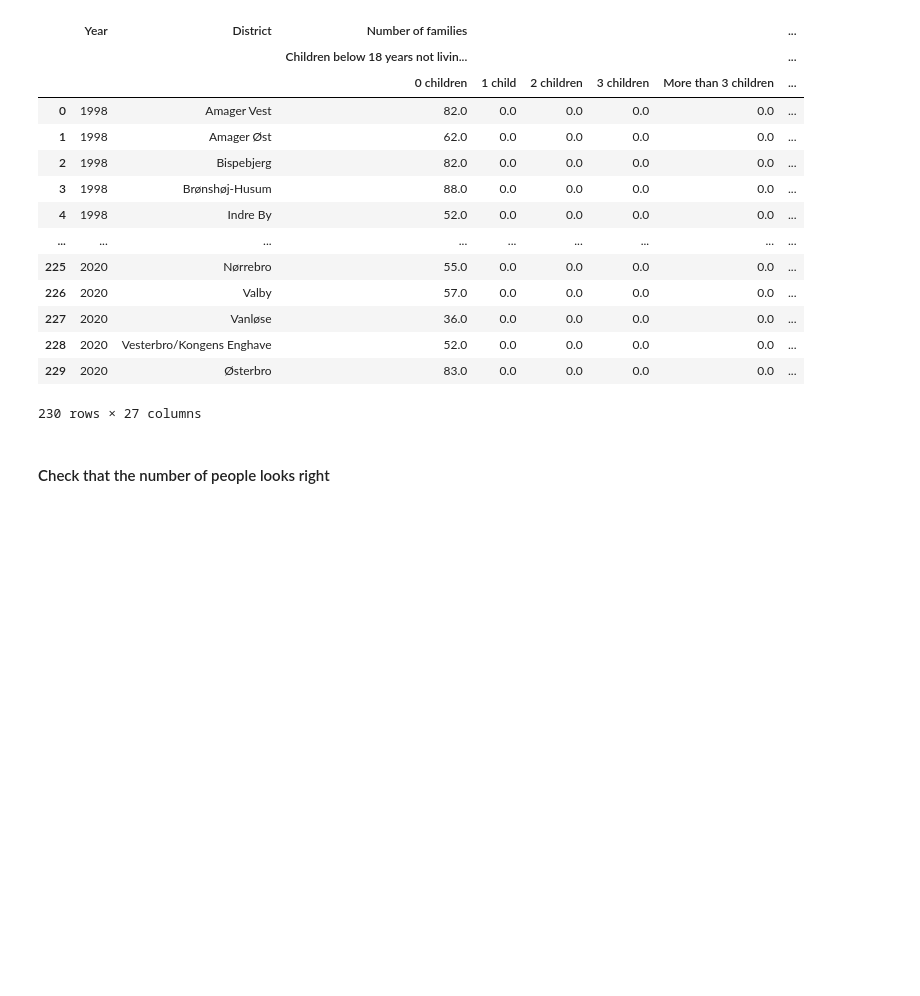
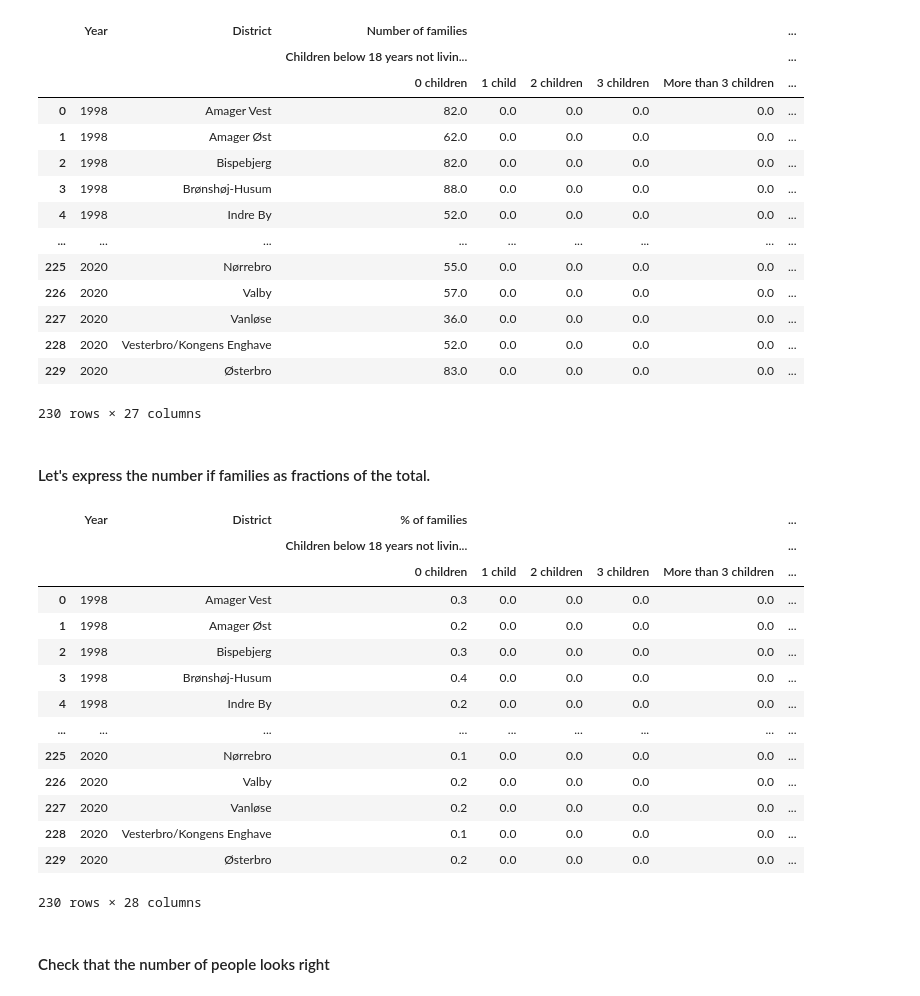
Before and after one commit to wojciechdk/social_data_analysis_and_visualization_final_project, a Jupyter notebook: basic_stats.ipynb, the cells around one changed output. Cells and saved outputs as stored; diff of their text form; code cells hidden in the pictures; blank space fills up the shorter version.

Commit message:
Superset working!

```diff
--- a/basic_stats.ipynb
+++ b/basic_stats.ipynb
@@ -1354,7 +1411,7 @@ display(cph_data_superset.family_type_and_children)
 # %%
 # Create new columns containing the number of families
 # for each family type and number of children.
-cph_data_superset.family_type_and_children = (
+df_temp_family_type_and_children_1 = (
     df_create_column_for_each_unique_value(
         cph_data_superset.family_type_and_children,
         category_columns=['Family type', 'Number of children'],
@@ -1363,7 +1420,7 @@ cph_data_superset.family_type_and_children = (
 )
 
 # Show the result
-display(cph_data_superset.family_type_and_children)
+display(df_temp_family_type_and_children_1)
 # %% [output]
 |  | Year | District | Number of families |  |  |  |  | ... |
 |  |  |  | Children below 18 years not livin... |  |  |  |  | ... |
@@ -1380,6 +1437,65 @@ display(cph_data_superset.family_type_and_children)
 | 228 | 2020 | Vesterbro/Kongens Enghave | 52.0 | 0.0 | 0.0 | 0.0 | 0.0 | ... |
 | 229 | 2020 | Østerbro | 83.0 | 0.0 | 0.0 | 0.0 | 0.0 | ... |
 230 rows × 27 columns
+# %% [markdown]
+#### Let's express the number if families as fractions of the total.
+# %%
+# Initialize the processing stage.
+df_temp_family_type_and_children_2 = df_temp_family_type_and_children_1.copy()
+
+# Calculate the total number of people.
+df_temp_family_type_and_children_2['Total number of families'] = (
+    df_temp_family_type_and_children_2
+    .loc[:, ['Number of families']]
+    .sum(axis=1)
+)
+
+# Calculate percentages.
+df_temp_family_type_and_children_2['Number of families'] = (
+    df_temp_family_type_and_children_2['Number of families']
+    .div(df_temp_family_type_and_children_2['Total number of families'], axis='index')
+    .mul(100, axis='index')
+)
+
+# Change the name from "Number of families'"
+# to ""% of families"
+df_temp_family_type_and_children_2.columns = (
+    df_temp_family_type_and_children_2.columns.set_levels(
+        (
+            df_temp_family_type_and_children_2
+            .columns
+            .levels[0]
+            .str
+            .replace('Number of families', r'% of families')
+            .str
+            .replace('Total number of families', r'Number of families')
+        ),
+        level=0
+    )
+)
+
+# Put assign the dataframe to the object containing
+# the data for the superset.
+cph_data_superset.family_type_and_children = df_temp_family_type_and_children_2
+
+# Show the resulting dataframe.
+display(cph_data_superset.family_type_and_children)
+# %% [output]
+|  | Year | District | % of families |  |  |  |  | ... |
+|  |  |  | Children below 18 years not livin... |  |  |  |  | ... |
+|  |  |  | 0 children | 1 child | 2 children | 3 children | More than 3 children | ... |
+| 0 | 1998 | Amager Vest | 0.3 | 0.0 | 0.0 | 0.0 | 0.0 | ... |
+| 1 | 1998 | Amager Øst | 0.2 | 0.0 | 0.0 | 0.0 | 0.0 | ... |
+| 2 | 1998 | Bispebjerg | 0.3 | 0.0 | 0.0 | 0.0 | 0.0 | ... |
+| 3 | 1998 | Brønshøj-Husum | 0.4 | 0.0 | 0.0 | 0.0 | 0.0 | ... |
+| 4 | 1998 | Indre By | 0.2 | 0.0 | 0.0 | 0.0 | 0.0 | ... |
+| ... | ... | ... | ... | ... | ... | ... | ... | ... |
+| 225 | 2020 | Nørrebro | 0.1 | 0.0 | 0.0 | 0.0 | 0.0 | ... |
+| 226 | 2020 | Valby | 0.2 | 0.0 | 0.0 | 0.0 | 0.0 | ... |
+| 227 | 2020 | Vanløse | 0.2 | 0.0 | 0.0 | 0.0 | 0.0 | ... |
+| 228 | 2020 | Vesterbro/Kongens Enghave | 0.1 | 0.0 | 0.0 | 0.0 | 0.0 | ... |
+| 229 | 2020 | Østerbro | 0.2 | 0.0 | 0.0 | 0.0 | 0.0 | ... |
+230 rows × 28 columns
 # %% [markdown]
 #### Check that the number of people looks right
 # %%
```
Also changed, not shown: parts of 28 cells of this notebook.
